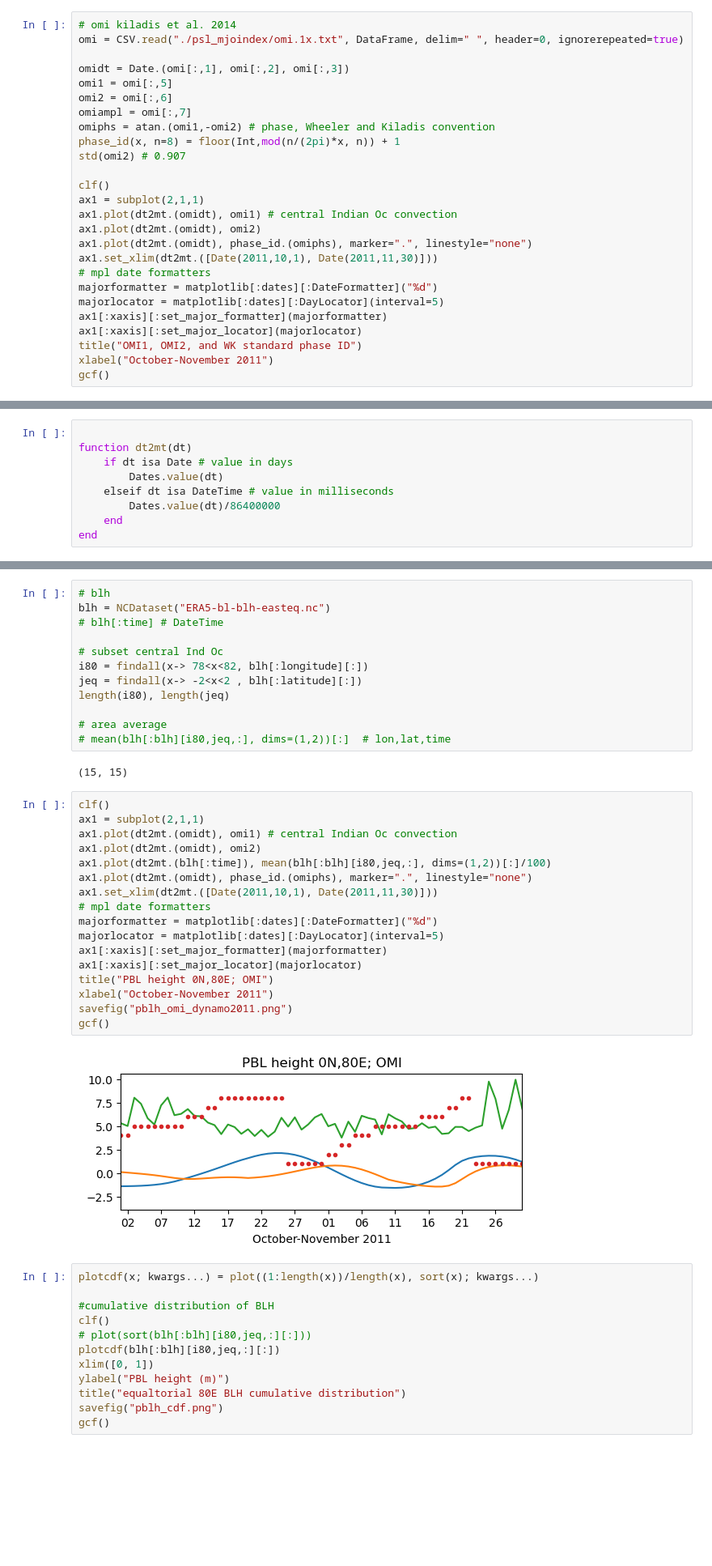
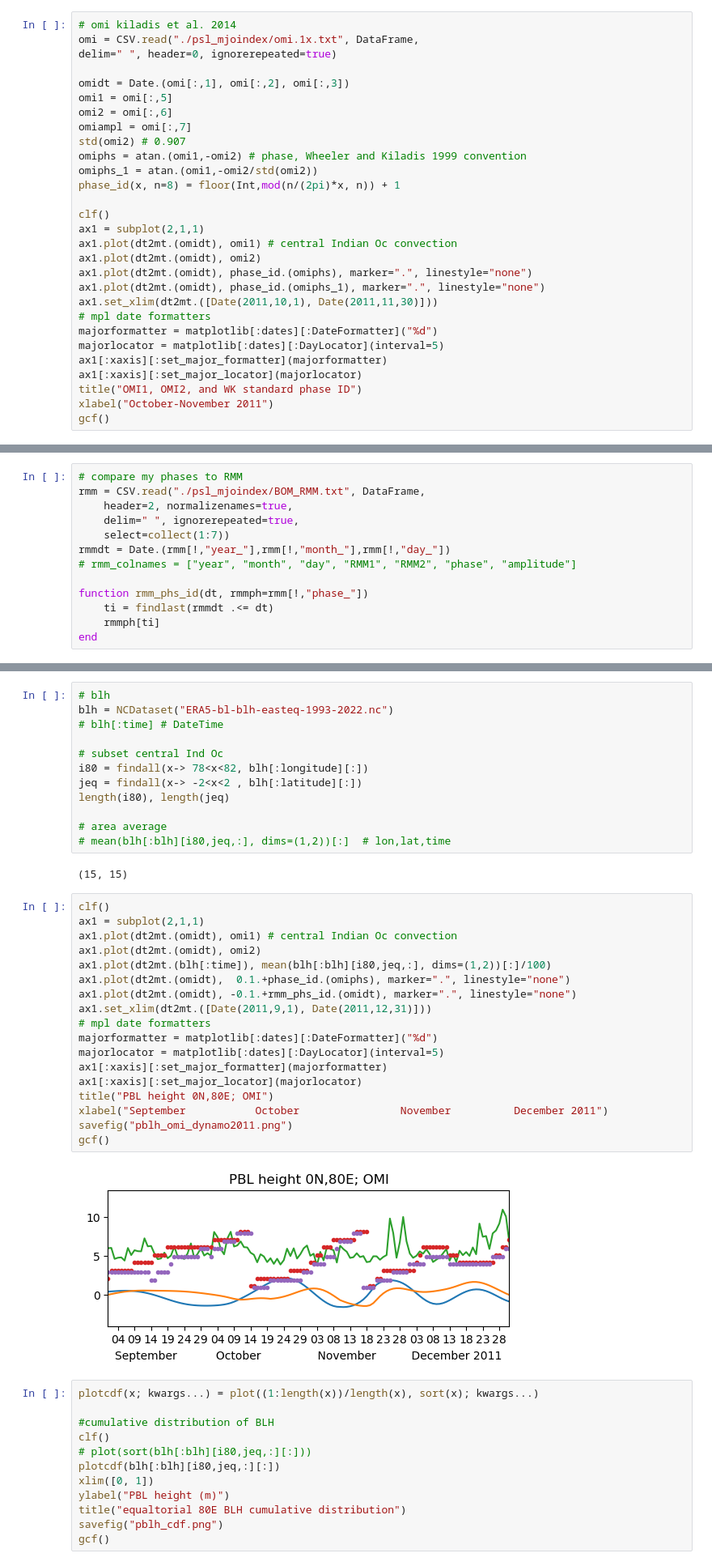
Before and after one commit to deszoeke/cmip6, a Jupyter notebook: era5/era5_mjo_vert.ipynb, the cells around one changed output, grey strips where cells are left out. Shown at 81% size. Saved outputs shown, nothing was run; the diff lists cells and outputs as text; blank space fills up the shorter version.

Commit message:
compare phase of RMM to OMI

```diff
--- a/era5/era5_mjo_vert.ipynb
+++ b/era5/era5_mjo_vert.ipynb
@@ -12,20 +30,23 @@ using PyPlot
 # %%
 # omi kiladis et al. 2014
-omi = CSV.read("./psl_mjoindex/omi.1x.txt", DataFrame, delim=" ", header=0, ignorerepeated=true)
+omi = CSV.read("./psl_mjoindex/omi.1x.txt", DataFrame,
+delim=" ", header=0, ignorerepeated=true)
 
 omidt = Date.(omi[:,1], omi[:,2], omi[:,3])
 omi1 = omi[:,5]
 omi2 = omi[:,6]
 omiampl = omi[:,7]
-omiphs = atan.(omi1,-omi2) # phase, Wheeler and Kiladis convention
+std(omi2) # 0.907
+omiphs = atan.(omi1,-omi2) # phase, Wheeler and Kiladis 1999 convention
+omiphs_1 = atan.(omi1,-omi2/std(omi2))
 phase_id(x, n=8) = floor(Int,mod(n/(2pi)*x, n)) + 1
-std(omi2) # 0.907
 
 clf()
 ax1 = subplot(2,1,1)
 ax1.plot(dt2mt.(omidt), omi1) # central Indian Oc convection
 ax1.plot(dt2mt.(omidt), omi2)
 ax1.plot(dt2mt.(omidt), phase_id.(omiphs), marker=".", linestyle="none")
+ax1.plot(dt2mt.(omidt), phase_id.(omiphs_1), marker=".", linestyle="none")
 ax1.set_xlim(dt2mt.([Date(2011,10,1), Date(2011,11,30)]))
 # mpl date formatters
 majorformatter = matplotlib[:dates][:DateFormatter]("%d")
@@ -40,9 +61,13 @@ gcf()
-# %%
-
-function dt2mt(dt)
-    if dt isa Date # value in days
-        Dates.value(dt)
-    elseif dt isa DateTime # value in milliseconds
-        Dates.value(dt)/86400000
-    end
-end
+# %%
+# compare my phases to RMM
+rmm = CSV.read("./psl_mjoindex/BOM_RMM.txt", DataFrame,
+    header=2, normalizenames=true,
+    delim=" ", ignorerepeated=true,
+    select=collect(1:7))
+rmmdt = Date.(rmm[!,"year_"],rmm[!,"month_"],rmm[!,"day_"])
+# rmm_colnames = ["year", "month", "day", "RMM1", "RMM2", "phase", "amplitude"]
+
+function rmm_phs_id(dt, rmmph=rmm[!,"phase_"])
+    ti = findlast(rmmdt .<= dt)
+    rmmph[ti]
+end
@@ -81,7 +125,7 @@ pres .= L137_table[119:end,"ph [hPa]"]
  1013.25
 # %%
 # blh
-blh = NCDataset("ERA5-bl-blh-easteq.nc")
+blh = NCDataset("ERA5-bl-blh-easteq-1993-2022.nc")
 # blh[:time] # DateTime
 
 # subset central Ind Oc
@@ -96,22 +140,23 @@ length(i80), length(jeq)
 # %%
 clf()
 ax1 = subplot(2,1,1)
 ax1.plot(dt2mt.(omidt), omi1) # central Indian Oc convection
 ax1.plot(dt2mt.(omidt), omi2)
 ax1.plot(dt2mt.(blh[:time]), mean(blh[:blh][i80,jeq,:], dims=(1,2))[:]/100)
-ax1.plot(dt2mt.(omidt), phase_id.(omiphs), marker=".", linestyle="none")
-ax1.set_xlim(dt2mt.([Date(2011,10,1), Date(2011,11,30)]))
+ax1.plot(dt2mt.(omidt),  0.1.+phase_id.(omiphs), marker=".", linestyle="none")
+ax1.plot(dt2mt.(omidt), -0.1.+rmm_phs_id.(omidt), marker=".", linestyle="none")
+ax1.set_xlim(dt2mt.([Date(2011,9,1), Date(2011,12,31)]))
 # mpl date formatters
 majorformatter = matplotlib[:dates][:DateFormatter]("%d")
 majorlocator = matplotlib[:dates][:DayLocator](interval=5)
 ax1[:xaxis][:set_major_formatter](majorformatter)
 ax1[:xaxis][:set_major_locator](majorlocator)
 title("PBL height 0N,80E; OMI")
-xlabel("October-November 2011")
+xlabel("September           October                November          December 2011")
 savefig("pblh_omi_dynamo2011.png")
 gcf()
 # %% [output]
-[figure, old version]
+[figure, new version]
 # %%
 plotcdf(x; kwargs...) = plot((1:length(x))/length(x), sort(x); kwargs...)
 
```
Also changed, not shown: parts of 5 cells of this notebook, 2 other files.
